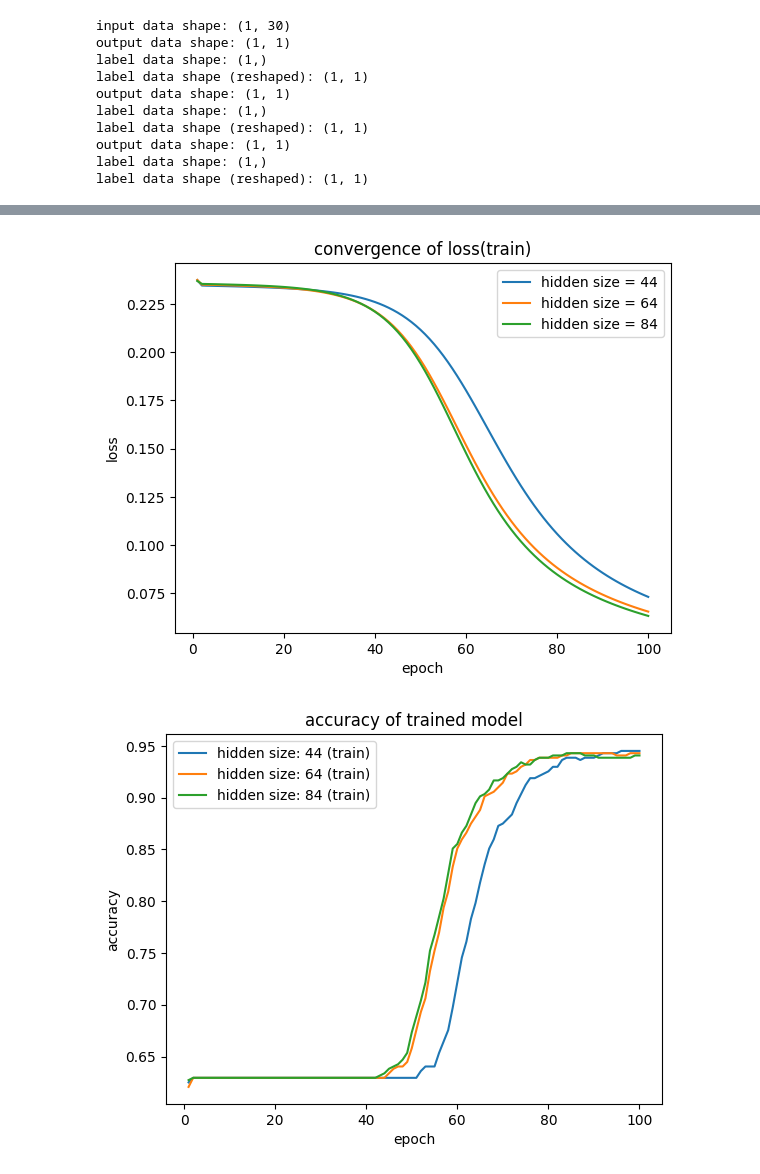
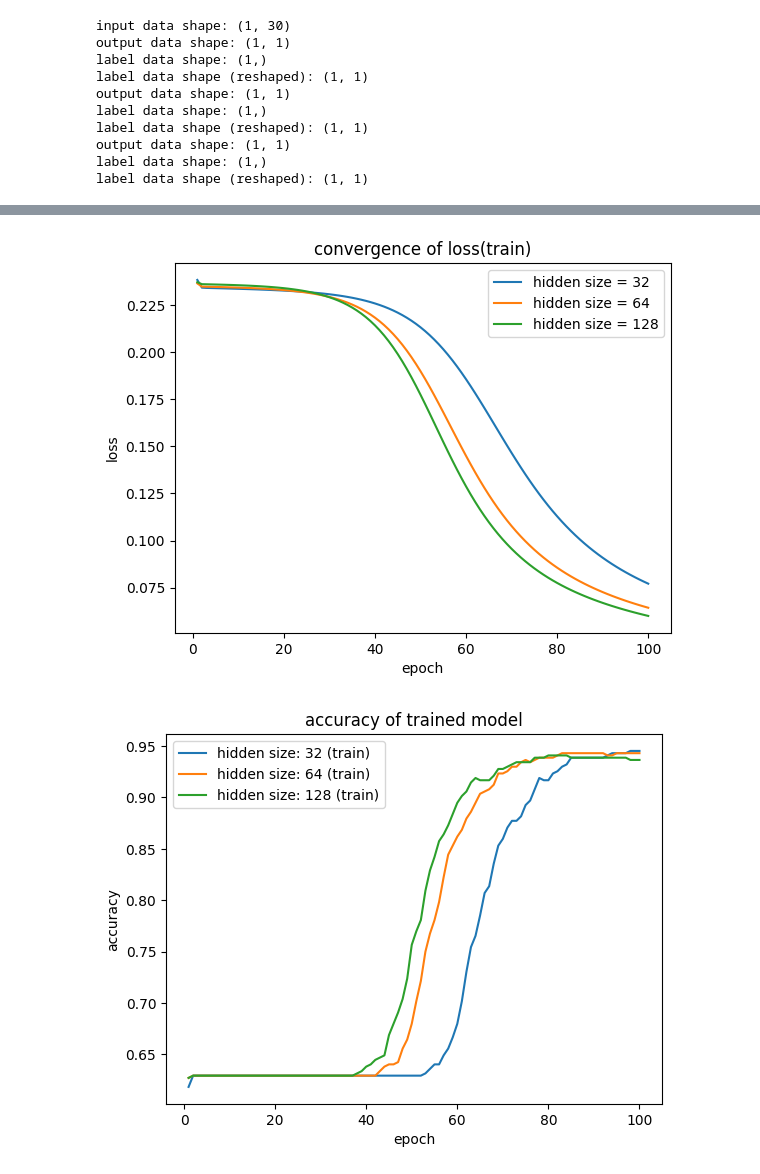
Before and after one commit to mayk-skice2012/MPRGDeepLearningLectureNotebook, a Jupyter notebook: 01_dnn_scratch/mlp_bernoulli.ipynb, the cells around one changed output, grey strips where cells are left out. Saved outputs shown, nothing was run; the diff lists cells and outputs as text; code cells hidden in the pictures.

```diff
--- a/01_dnn_scratch/mlp_bernoulli.ipynb
+++ b/01_dnn_scratch/mlp_bernoulli.ipynb
@@ -345,7 +345,7 @@ plt.show()
 # %%
 input_size = x.shape[1]
 hidden_size = 64
-hidden_size_list = [44,64,84]
+hidden_size_list = [32,64,128]
 model1 = MLPBernoulli(input_size=input_size, hidden_size=hidden_size_list[0])
 model2 = MLPBernoulli(input_size=input_size, hidden_size=hidden_size_list[1])
 model3 = MLPBernoulli(input_size=input_size, hidden_size=hidden_size_list[2])
@@ -584,25 +584,25 @@ epoch: 100 (iteration: 45600), mean loss: 0.06333802309996833, mean accuracy: 0.
 # %%
 #######################
 plt.figure()
-plt.plot(epoch_list, train_loss_list_1, label='hidden size = 44')
+plt.plot(epoch_list, train_loss_list_1, label='hidden size = 32')
 plt.plot(epoch_list2, train_loss_list_2, label='hidden size = 64')
-plt.plot(epoch_list3, train_loss_list_3, label='hidden size = 84')
+plt.plot(epoch_list3, train_loss_list_3, label='hidden size = 128')
 plt.xlabel("epoch")     # x軸ラベル
 plt.ylabel("loss")      # y軸ラベル
 plt.legend()            # 凡例
 plt.title("convergence of loss(train)")
 plt.savefig("convergence_loss_comp.png")
 plt.show()
 # %% [output]
-[figure, old version]
+[figure, new version]
 # %%
 
 plt.figure()
-plt.plot(epoch_list, train_accuracy_list, label='hidden size: 44 (train)')
+plt.plot(epoch_list, train_accuracy_list, label='hidden size: 32 (train)')
 #plt.plot(epoch_list, test_accuracy_list, label='accuracy (test)')
 plt.plot(epoch_list2, train_accuracy_list2, label='hidden size: 64 (train)')
 #plt.plot(epoch_list2, test_accuracy_list2, label='accuracy (test)')
-plt.plot(epoch_list3, train_accuracy_list3, label='hidden size: 84 (train)')
+plt.plot(epoch_list3, train_accuracy_list3, label='hidden size: 128 (train)')
 #plt.plot(epoch_list3, test_accuracy_list3, label='accuracy (test)')
 plt.xlabel("epoch")     # x軸ラベル
 plt.ylabel("accuracy")  # y軸ラベル
@@ -611,7 +611,7 @@ plt.title("accuracy of trained model")
 plt.savefig("accuracy_train_comp.png")
 plt.show()
 # %% [output]
-[figure, old version]
+[figure, new version]
 # %%
 plt.figure()
 plt.plot(epoch_list, train_accuracy_list, label='hidden size: 44 (train)')
```
Also changed, not shown: parts of 3 cells of this notebook, 2 other files.
